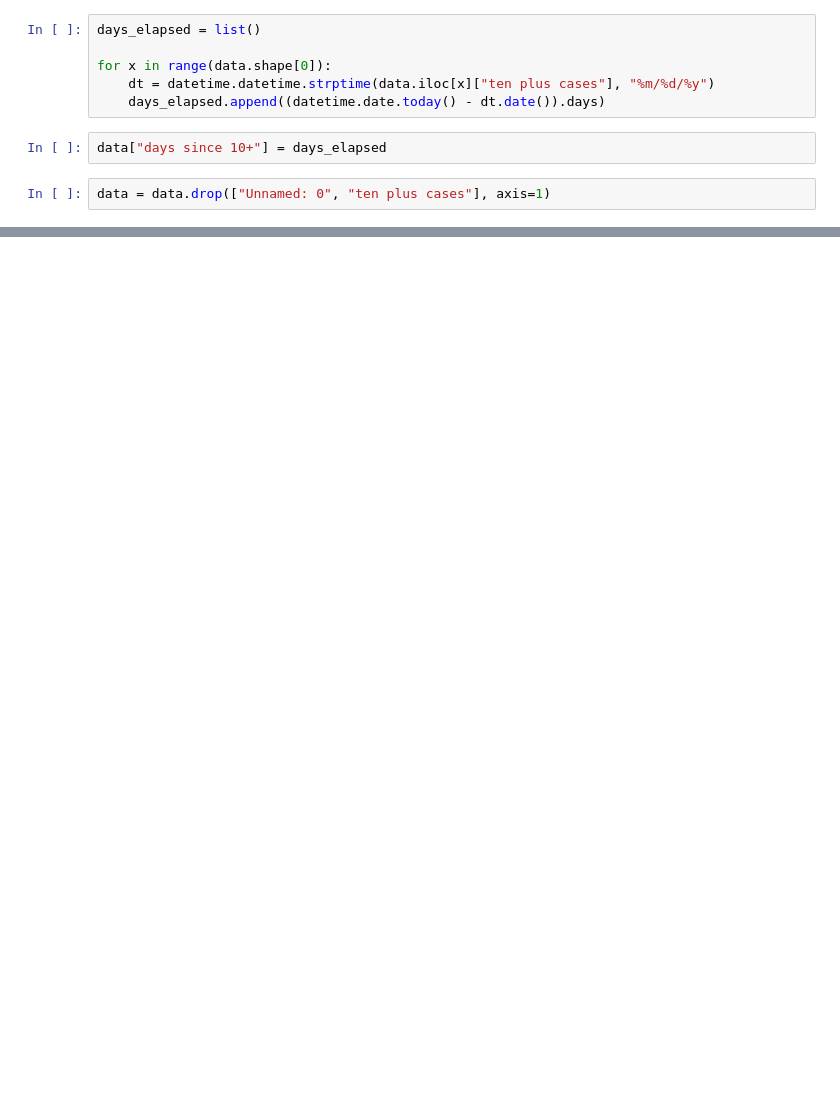
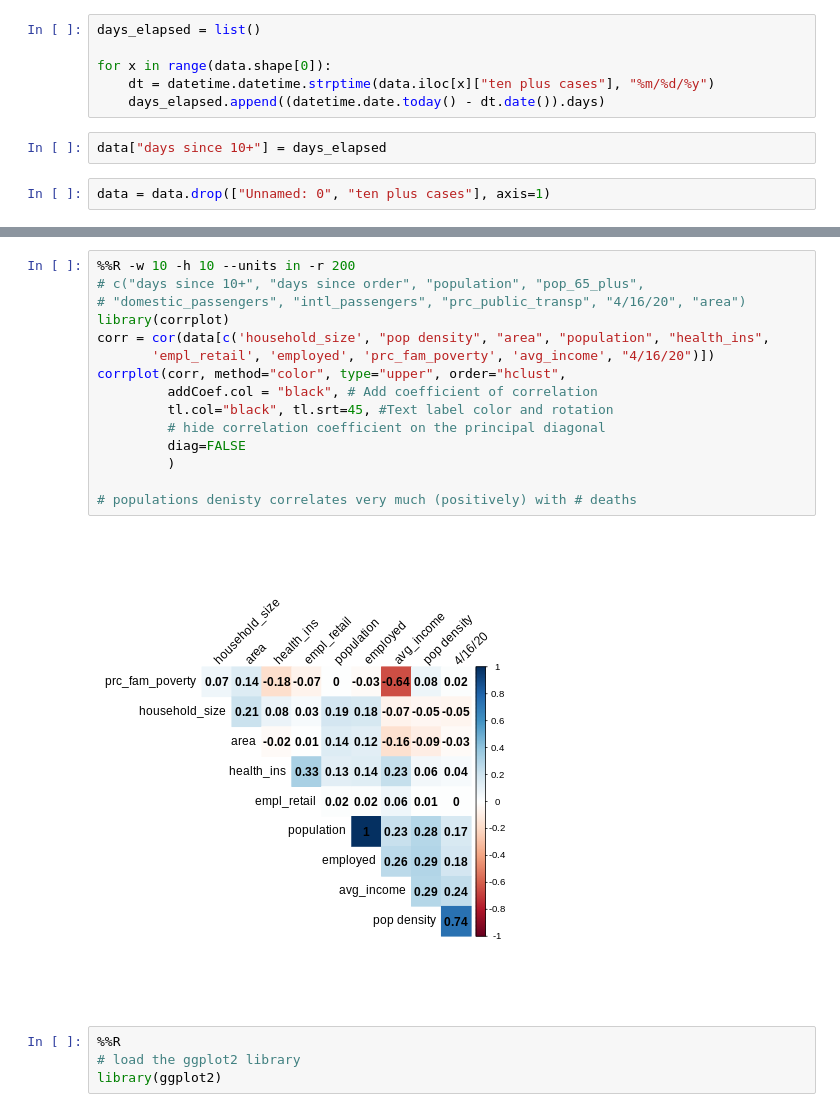
Before and after one commit to aejurgensen/Covid-19, a Jupyter notebook: EDA.ipynb, the cells around one changed output, grey strips where cells are left out. Saved outputs shown, nothing was run; the diff lists cells and outputs as text; blank space fills up the shorter version.

```diff
--- a/EDA.ipynb
+++ b/EDA.ipynb
@@ -152,0 +206,21 @@ data.loc[data["4/16/20"] > 700, ["county", "4/16/20", 'household_size', 'empl_ag
+# %%
+%%R -w 10 -h 10 --units in -r 200
+# c("days since 10+", "days since order", "population", "pop_65_plus",
+# "domestic_passengers", "intl_passengers", "prc_public_transp", "4/16/20", "area")
+library(corrplot)
+corr = cor(data[c('household_size', "pop density", "area", "population", "health_ins",
+       'empl_retail', 'employed', 'prc_fam_poverty', 'avg_income', "4/16/20")])
+corrplot(corr, method="color", type="upper", order="hclust",
+         addCoef.col = "black", # Add coefficient of correlation
+         tl.col="black", tl.srt=45, #Text label color and rotation
+         # hide correlation coefficient on the principal diagonal
+         diag=FALSE
+         )
+
+# populations denisty correlates very much (positively) with # deaths
+# %% [output]
+[figure, added]
+# %%
+%%R
+# load the ggplot2 library
+library(ggplot2)
```
Also changed, not shown: parts of 23 cells of this notebook, 5 other files.
